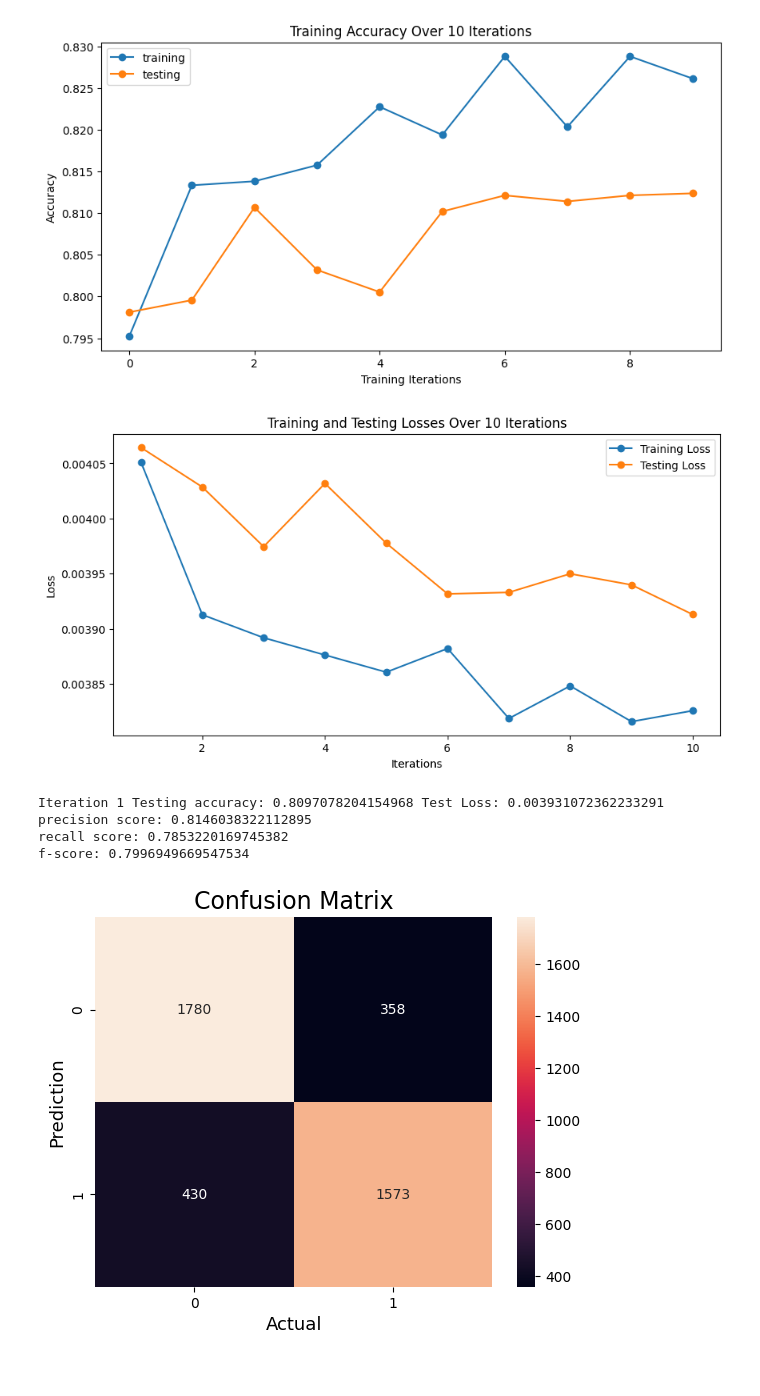
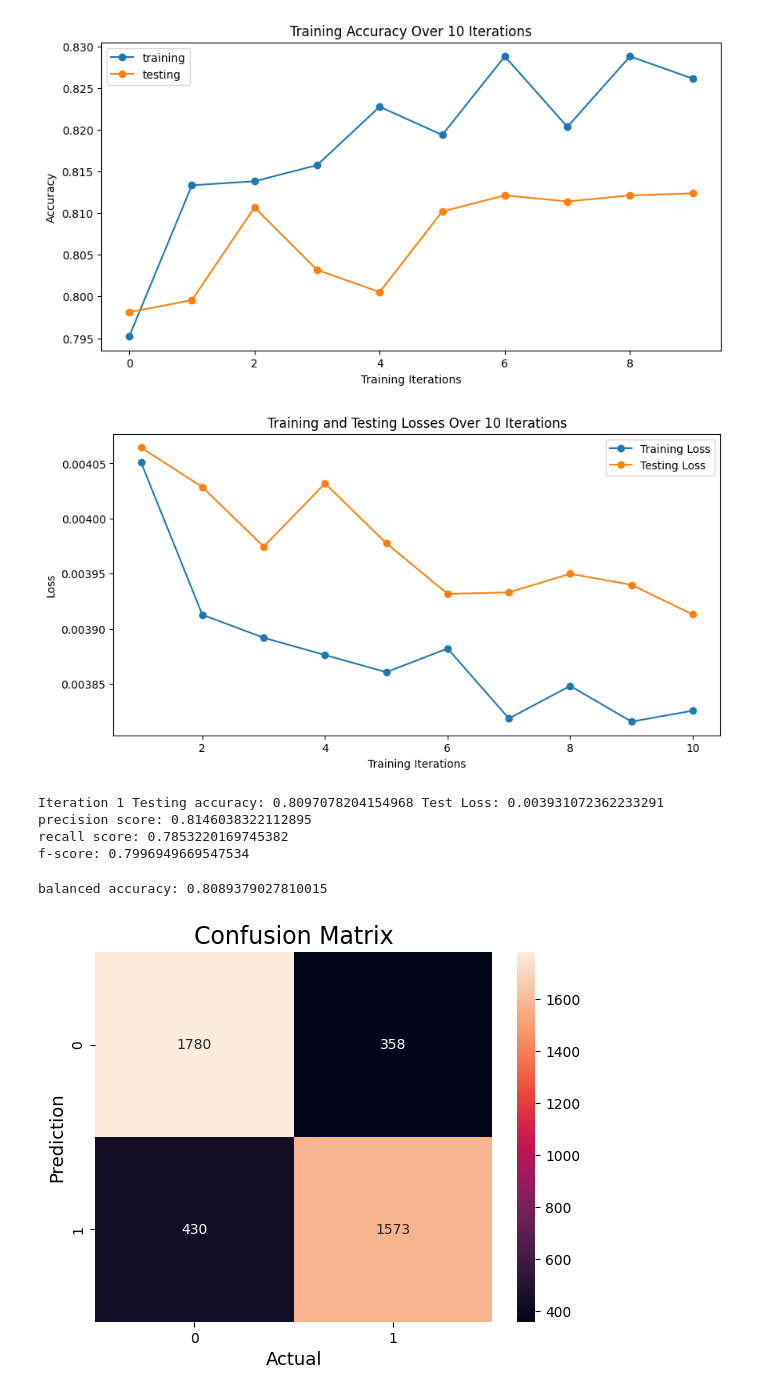
Before and after one commit to hafsamueen/syde-552-final-project, a Jupyter notebook: syde_552_final_project.ipynb, the cells around one changed output. Saved outputs shown, nothing was run; the diff lists cells and outputs as text; code cells hidden in the pictures.

```diff
--- a/syde_552_final_project.ipynb
+++ b/syde_552_final_project.ipynb
@@ -346,30 +346,30 @@ mean testing accuracy: 0.8070272922515869
 # %%
 # plotting the correct losses for the 1st network training; not abt to re-run my whole code just for a graph sooo
 
 iters = np.array([1,2,3,4,5,6,7,8,9,10])
 
 train_losses = np.array([0.00405100963162328, 0.003912641889258475,
                          0.0038917607600146, 0.003876109762025956,
                          0.003860527645473577, 0.0038819825971682155,
                          0.0038185089258029534, 0.0038480559025257572,
                          0.003815662850794715, 0.003825596574423135])
 
 test_losses = np.array([0.004064349492256609, 0.00402854175361508,
                         0.003974437310597195, 0.004031805341815465,
                         0.003977582344425038, 0.003931565824207894,
                         0.003932930217852082, 0.003949833122090826,
                         0.003939745931975423, 0.003912832506092756])
 
 plt.figure(figsize=(10, 5))
 plt.title('Training and Testing Losses Over 10 Iterations')
 plt.plot(iters, train_losses, marker='o', linestyle = 'solid', label='Training Loss')
 plt.plot(iters, test_losses, marker='o', linestyle = 'solid', label='Testing Loss')
-plt.xlabel('Iterations')
+plt.xlabel('Training Iterations')
 plt.ylabel('Loss')
 plt.legend()
 plt.show()
 # %% [output]
-[figure, old version]
+[figure, new version]
 # %%
 # testing / evaluating the network
 
@@ -425,6 +425,19 @@ Iteration 1 Testing accuracy: 0.8097078204154968 Test Loss: 0.003931072362233291
 precision score: 0.8146038322112895
 recall score: 0.7853220169745382
 f-score: 0.7996949669547534
+# %%
+TP = 1573
+TN = 1780
+FN = 430
+FP = 358
+
+sensitivity = TP / (TP + FN)
+specificity = TN / (TN + FP)
+balanced_acc = (sensitivity + specificity) / 2
+
+print(f"balanced accuracy: {balanced_acc}")
+# %% [output]
+balanced accuracy: 0.8089379027810015
 # %%
 # displaying confusion matrix for the tested network
 
```
Also changed, not shown: parts of 3 cells of this notebook.
